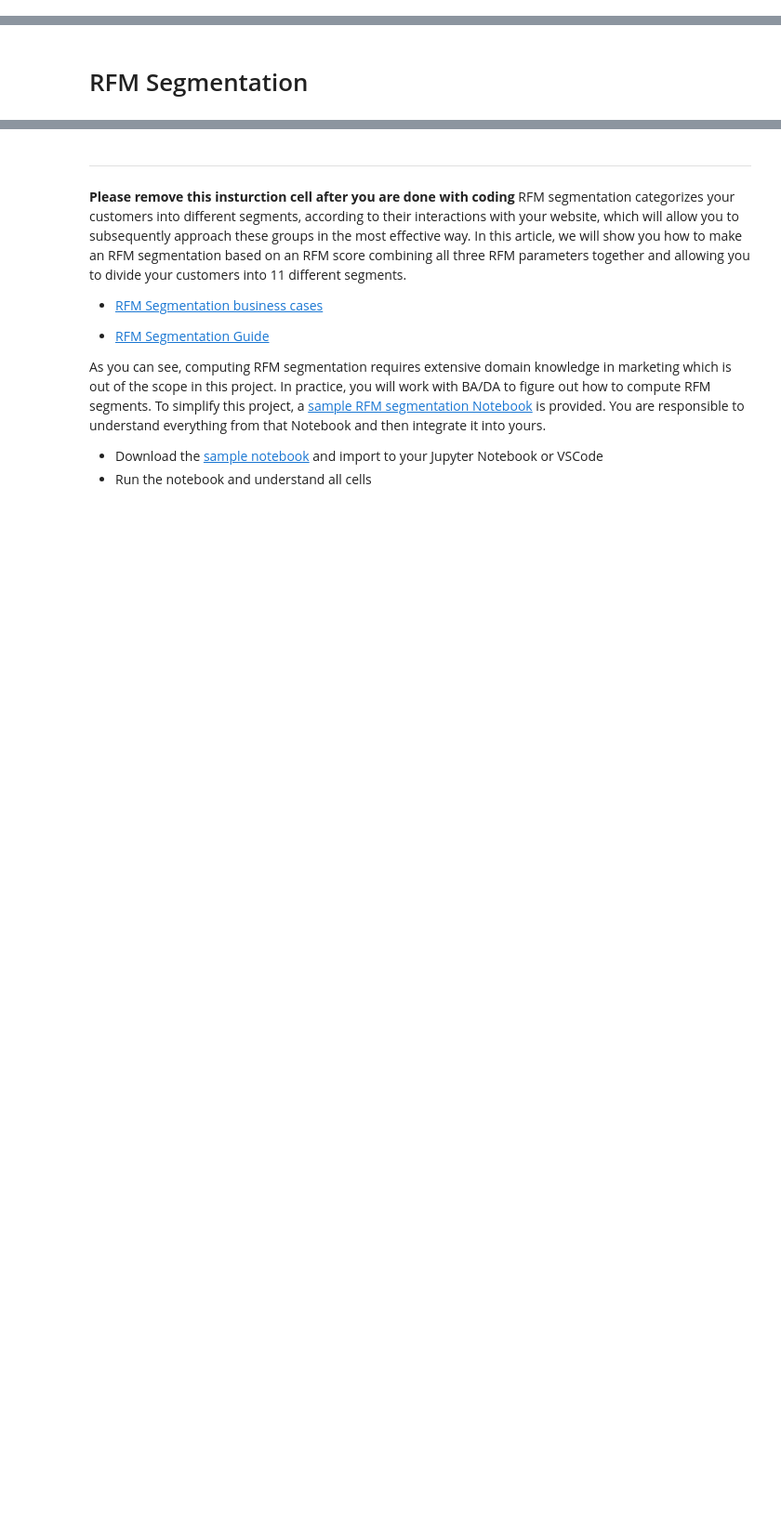
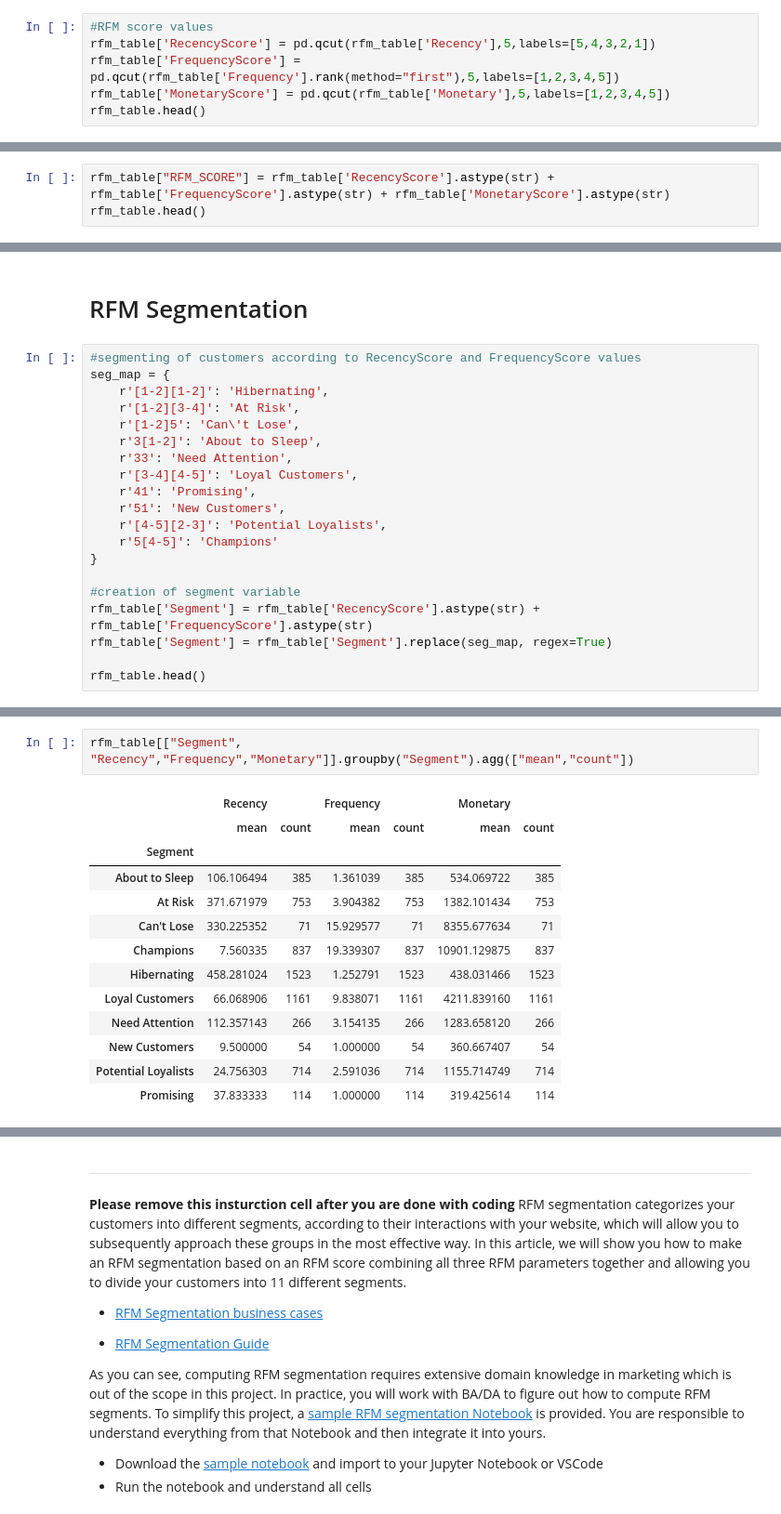
Before and after one commit to jarviscanada/jarvis_data_eng_SumikshTrehan, a Jupyter notebook: python_data_analytics/retail_data_analytics_wrangling.ipynb, the cells around one changed output, grey strips where cells are left out. Shown at 93% size. Cells and saved outputs as stored; diff of their text form; blank space fills up the shorter version.

```diff
--- a/python_data_analytics/retail_data_analytics_wrangling.ipynb
+++ b/python_data_analytics/retail_data_analytics_wrangling.ipynb
@@ -747,0 +774,6 @@ print(rfm.head())
+# %%
+#RFM score values
+rfm_table['RecencyScore'] = pd.qcut(rfm_table['Recency'],5,labels=[5,4,3,2,1])
+rfm_table['FrequencyScore'] = pd.qcut(rfm_table['Frequency'].rank(method="first"),5,labels=[1,2,3,4,5])
+rfm_table['MonetaryScore'] = pd.qcut(rfm_table['Monetary'],5,labels=[1,2,3,4,5])
+rfm_table.head()
@@ -747,0 +788,3 @@ print(rfm.head())
+# %%
+rfm_table["RFM_SCORE"] = rfm_table['RecencyScore'].astype(str) + rfm_table['FrequencyScore'].astype(str) + rfm_table['MonetaryScore'].astype(str)
+rfm_table.head()
@@ -748,2 +799,22 @@ print(rfm.head())
 # %% [markdown]
 # RFM Segmentation
+# %%
+#segmenting of customers according to RecencyScore and FrequencyScore values
+seg_map = {
+    r'[1-2][1-2]': 'Hibernating',
+    r'[1-2][3-4]': 'At Risk',
+    r'[1-2]5': 'Can\'t Lose',
+    r'3[1-2]': 'About to Sleep',
+    r'33': 'Need Attention',
+    r'[3-4][4-5]': 'Loyal Customers',
+    r'41': 'Promising',
+    r'51': 'New Customers',
+    r'[4-5][2-3]': 'Potential Loyalists',
+    r'5[4-5]': 'Champions'
+}
+
+#creation of segment variable
+rfm_table['Segment'] = rfm_table['RecencyScore'].astype(str) + rfm_table['FrequencyScore'].astype(str)
+rfm_table['Segment'] = rfm_table['Segment'].replace(seg_map, regex=True)
+
+rfm_table.head()
@@ -749,0 +829,16 @@ print(rfm.head())
+# %%
+rfm_table[["Segment", "Recency","Frequency","Monetary"]].groupby("Segment").agg(["mean","count"])
+# %% [output]
+|  | Recency |  | Frequency |  | Monetary |  |
+|  | mean | count | mean | count | mean | count |
+| Segment |  |  |  |  |  |  |
+| About to Sleep | 106.106494 | 385 | 1.361039 | 385 | 534.069722 | 385 |
+| At Risk | 371.671979 | 753 | 3.904382 | 753 | 1382.101434 | 753 |
+| Can't Lose | 330.225352 | 71 | 15.929577 | 71 | 8355.677634 | 71 |
+| Champions | 7.560335 | 837 | 19.339307 | 837 | 10901.129875 | 837 |
+| Hibernating | 458.281024 | 1523 | 1.252791 | 1523 | 438.031466 | 1523 |
+| Loyal Customers | 66.068906 | 1161 | 9.838071 | 1161 | 4211.839160 | 1161 |
+| Need Attention | 112.357143 | 266 | 3.154135 | 266 | 1283.658120 | 266 |
+| New Customers | 9.500000 | 54 | 1.000000 | 54 | 360.667407 | 54 |
+| Potential Loyalists | 24.756303 | 714 | 2.591036 | 714 | 1155.714749 | 714 |
+| Promising | 37.833333 | 114 | 1.000000 | 114 | 319.425614 | 114 |
```
Also changed, not shown: parts of 10 cells of this notebook.
